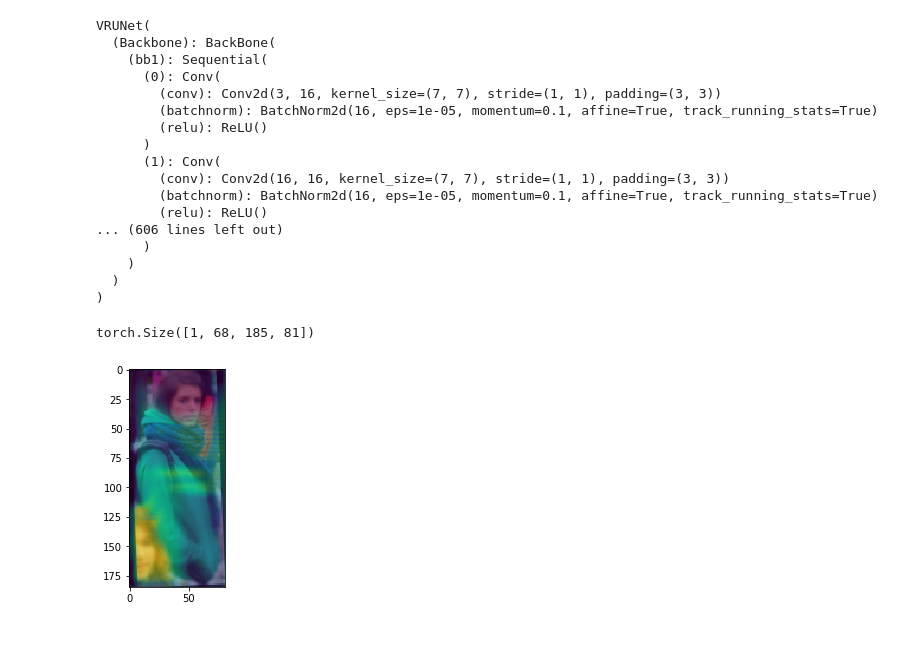
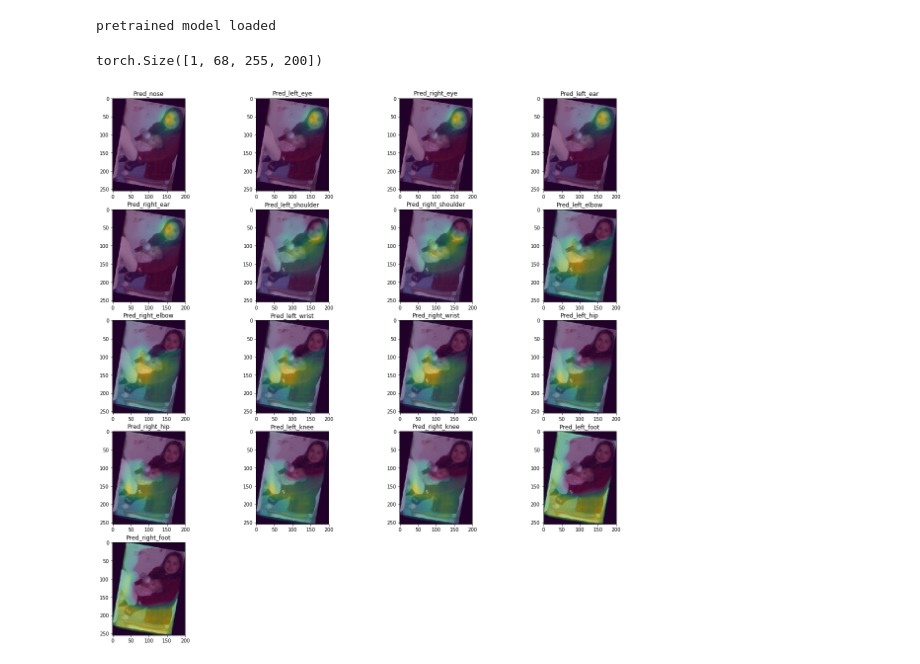
Before and after one commit to Kartikaeya/VRU_Net, a Jupyter notebook: Inference.ipynb, the cells around one changed output. Drawn from its saved outputs; the diff is of its cells as text; code cells hidden in the pictures.

```diff
--- a/Inference.ipynb
+++ b/Inference.ipynb
@@ -92,32 +69,25 @@ plt.show()
 # %%
-model.load_state_dict(torch.load('trained_models/first_model_2.pth'))
+model = VRUNet().to('cuda')
+model.load_state_dict(torch.load('trained_models/VRUNet_azure_19th_August_corrected.pth'))
 model.eval()
+print("pretrained model loaded")
 # %% [output]
-VRUNet(
-  (Backbone): BackBone(
-    (bb1): Sequential(
-      (0): Conv(
-        (conv): Conv2d(3, 16, kernel_size=(7, 7), stride=(1, 1), padding=(3, 3))
-        (batchnorm): BatchNorm2d(16, eps=1e-05, momentum=0.1, affine=True, track_running_stats=True)
-        (relu): ReLU()
-      )
-      (1): Conv(
-        (conv): Conv2d(16, 16, kernel_size=(7, 7), stride=(1, 1), padding=(3, 3))
-        (batchnorm): BatchNorm2d(16, eps=1e-05, momentum=0.1, affine=True, track_running_stats=True)
-        (relu): ReLU()
-... (606 lines left out)
-      )
-    )
-  )
-)
+pretrained model loaded
-# %%
-pred = model(image)
-print(pred.shape)
-# %% [output]
-torch.Size([1, 68, 185, 81])
-# %%
-plt.imshow(img[:, :, [2,1,0]])
-plt.imshow(pred[0][42].detach().cpu(), alpha = 0.5)
-plt.show()
-# %% [output]
-[figure, removed]
+# %%
+torch.cuda.empty_cache()
+pred = model(image)
+print(pred.shape)
+
+# visualizing ground truth heatmaps
+fig = plt.figure(figsize = (20,20))
+axes = []
+for i in range(17):
+    img = np.transpose(image[0].cpu(), (1,2,0))
+    axes.append(fig.add_subplot(5, 4, i+1))
+    plt.imshow(img[:, :, [2, 1, 0]])
+    plt.imshow(pred[0][51+i].detach().cpu(), alpha = 0.5)
+    plt.title('Pred_'+body_parts[i])
+plt.show()
+# %% [output]
+torch.Size([1, 68, 255, 200])
+[figure, added]
```
Also changed, not shown: parts of 11 cells of this notebook, 21 other files.
